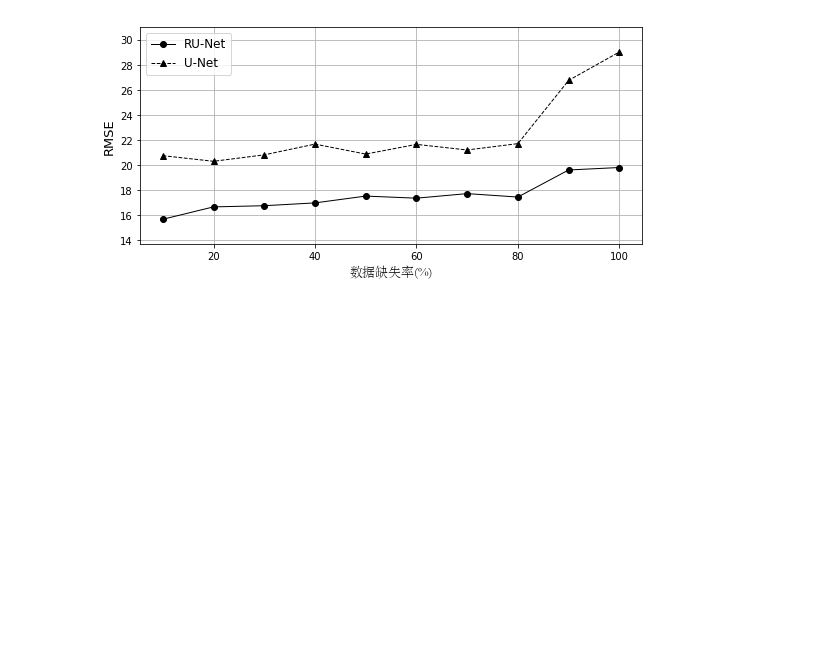
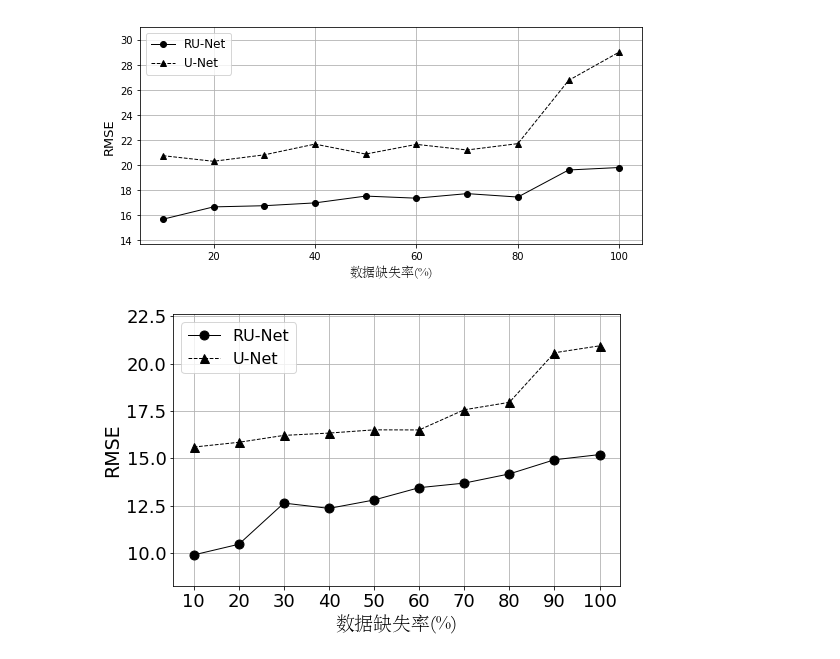
Before and after one commit to theMYang/freedom, a Jupyter notebook: pic/modelPic.ipynb, the cells around one changed output. Saved outputs shown, nothing was run; the diff lists cells and outputs as text; code cells hidden in the pictures; blank space fills up the shorter version.

```diff
--- a/pic/modelPic.ipynb
+++ b/pic/modelPic.ipynb
@@ -31,3 +32,40 @@ ax.legend(('RU-Net', 'U-Net'), loc='best', fontsize=12)
 plt.show()
 # %% [output]
 [figure]
+# %%
+#rmse 第二论文第一实验
+
+import matplotlib as mpl
+import matplotlib.pyplot as plt
+import numpy as np
+from matplotlib.font_manager import FontProperties
+Chinesefont = FontProperties(fname=r"c:\windows\fonts\STSong.TTF")
+Englishfont = FontProperties(fname='C:\Windows\Fonts\timesi.ttc')
+
+x = np.linspace(10, 100, 10)
+y = [15.586801, 15.838546, 16.203362, 16.325457, 16.496425, 16.491445, 17.557241, 17.950045, 20.569089, 20.934327]
+
+xi = np.linspace(10, 100, 10)
+yi = [9.890405, 10.453017, 12.627823, 12.347922, 12.792182, 13.441746, 13.683497, 14.168729, 14.916582, 15.188831]
+
+fig, ax = plt.subplots(figsize=(8, 5))
+# ax.set(xlabel='数据缺失率(%)', ylabel='RMSE', title='',fontsize=120)
+plt.xlabel('数据缺失率(%)', fontproperties = Chinesefont,fontsize=19)
+plt.ylabel('RMSE', fontsize=19)
+plt.grid(True)
+plt.margins(0.05, 0.15)
+plt.xticks(x)
+# ax.set_title('图片展示',fontsize=120, color='r', fontproperties = Chinesefont)
+lines = plt.plot(xi, yi, 'ko-', x, y, 'k^--',linewidth=1, markersize=9)
+# ax.plot(xi, yi, 'k^--',linewidth=1, markersize=10)
+
+plt.setp(lines[0], linewidth=1)
+plt.setp(lines[1], markersize=9)
+
+ax.legend(('RU-Net', 'U-Net'), loc='best', fontsize=16)
+plt.rcParams.update({'font.size': 19})
+plt.savefig("第二论文第一实验模型rmse对比.png", dpi=300)
+
+plt.show()
+# %% [output]
+[figure, added]
```
Also changed, not shown: parts of 7 cells of this notebook, 21 other files.
